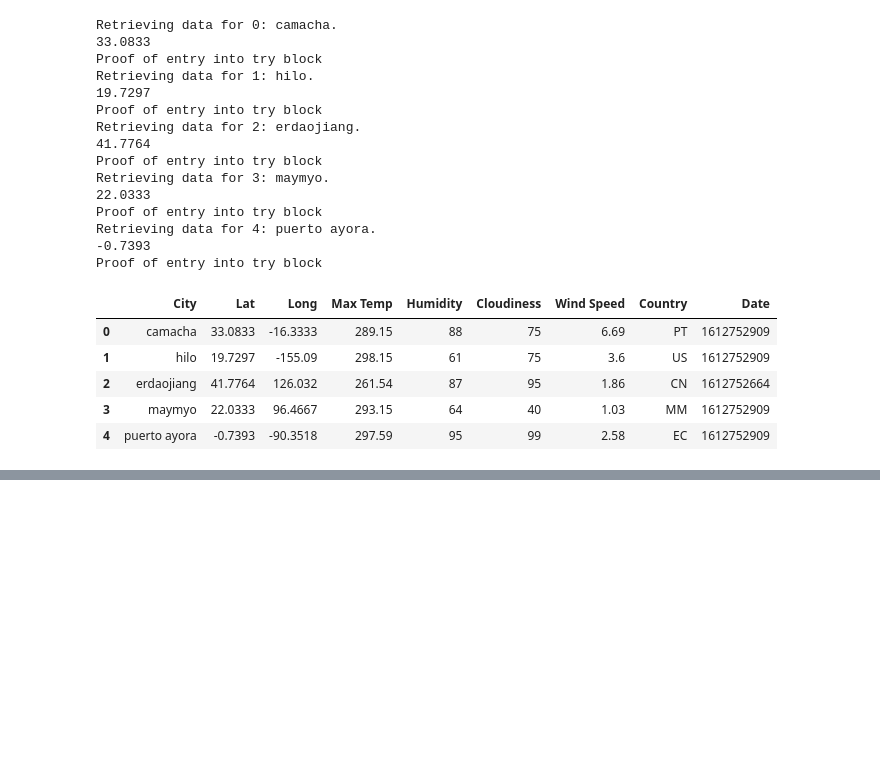
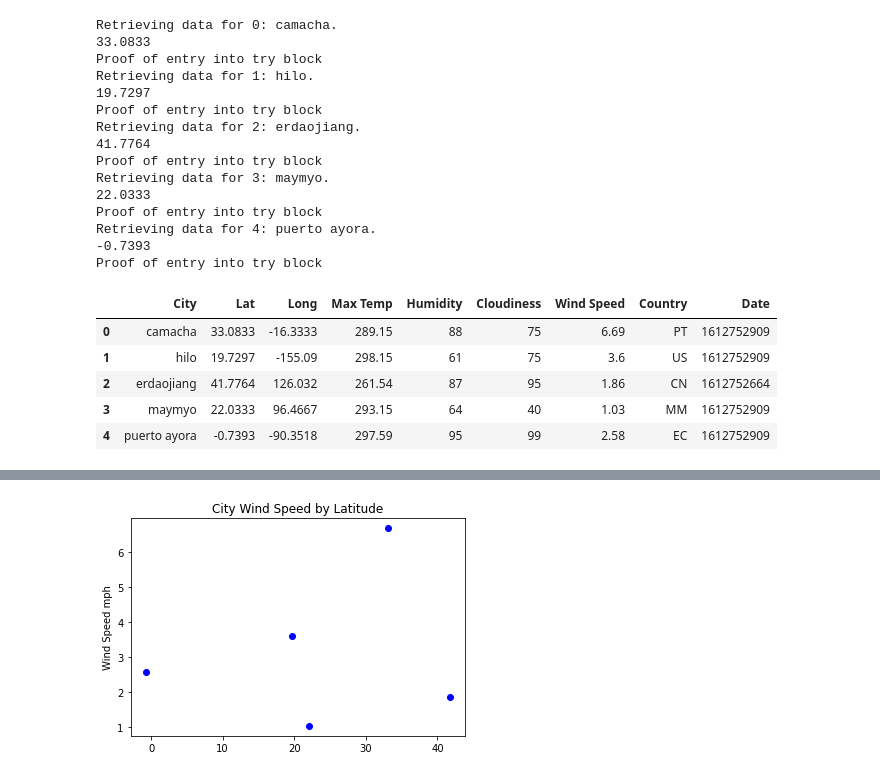
Before and after one commit to mel-c-lowe/Python-API-Challenge, a Jupyter notebook: WeatherPy/WeatherPy.ipynb, the cells around one changed output, grey strips where cells are left out. Saved outputs shown, nothing was run; the diff lists cells and outputs as text; code cells hidden in the pictures; blank space fills up the shorter version.

```diff
--- a/WeatherPy/WeatherPy.ipynb
+++ b/WeatherPy/WeatherPy.ipynb
@@ -155,0 +194,10 @@ weather_data.to_csv("Output Data\Working_data.csv", index=False)
+# %%
+# Wind Speed by Latitude
+wind_y = weather_data["Wind Speed"]
+
+plt.plot(x, wind_y, "bo")
+plt.ylabel("Wind Speed mph")
+plt.title("City Wind Speed by Latitude")
+plt.show()
+# %% [output]
+[figure, added]
```
Also changed, not shown: parts of 7 cells of this notebook.
